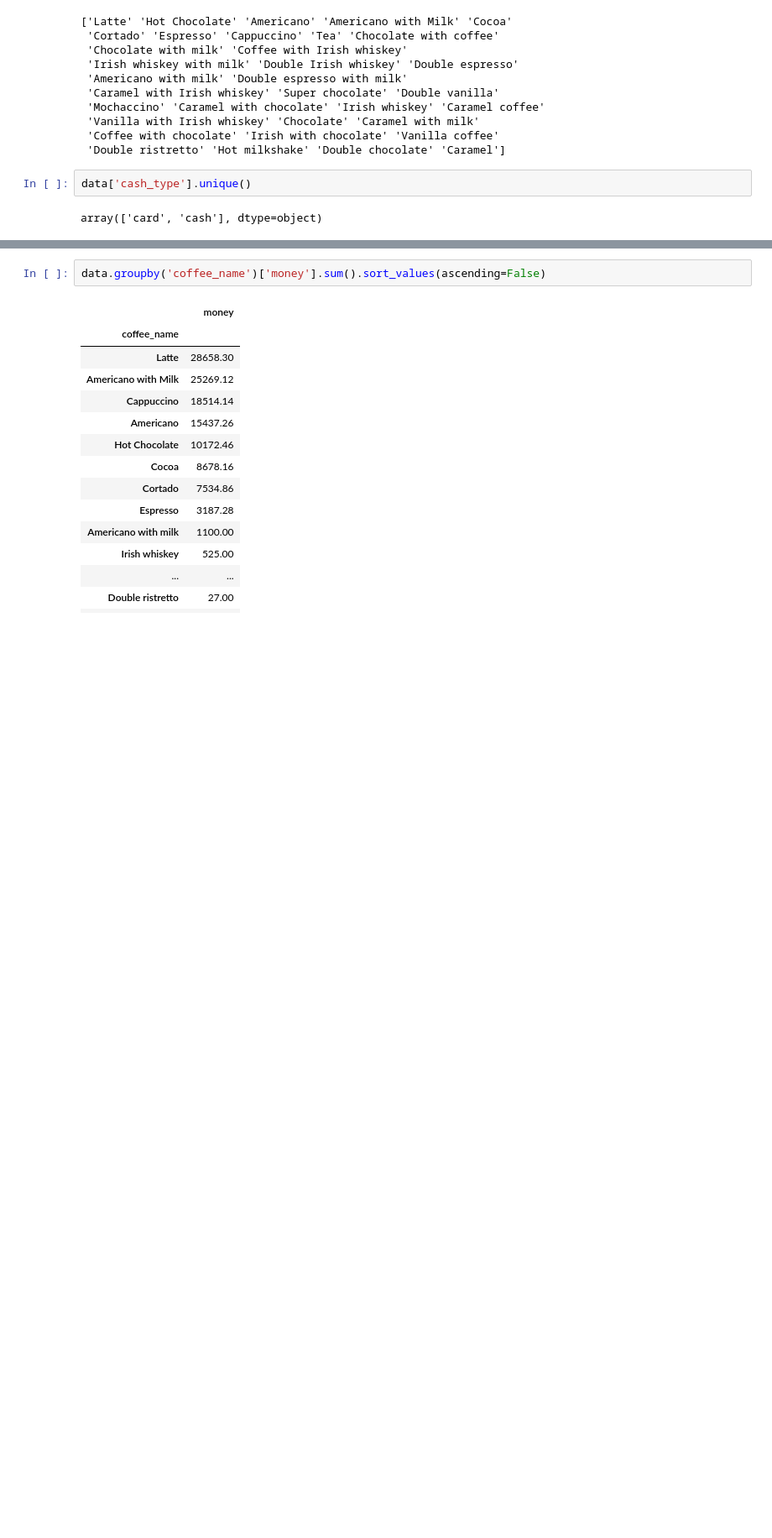
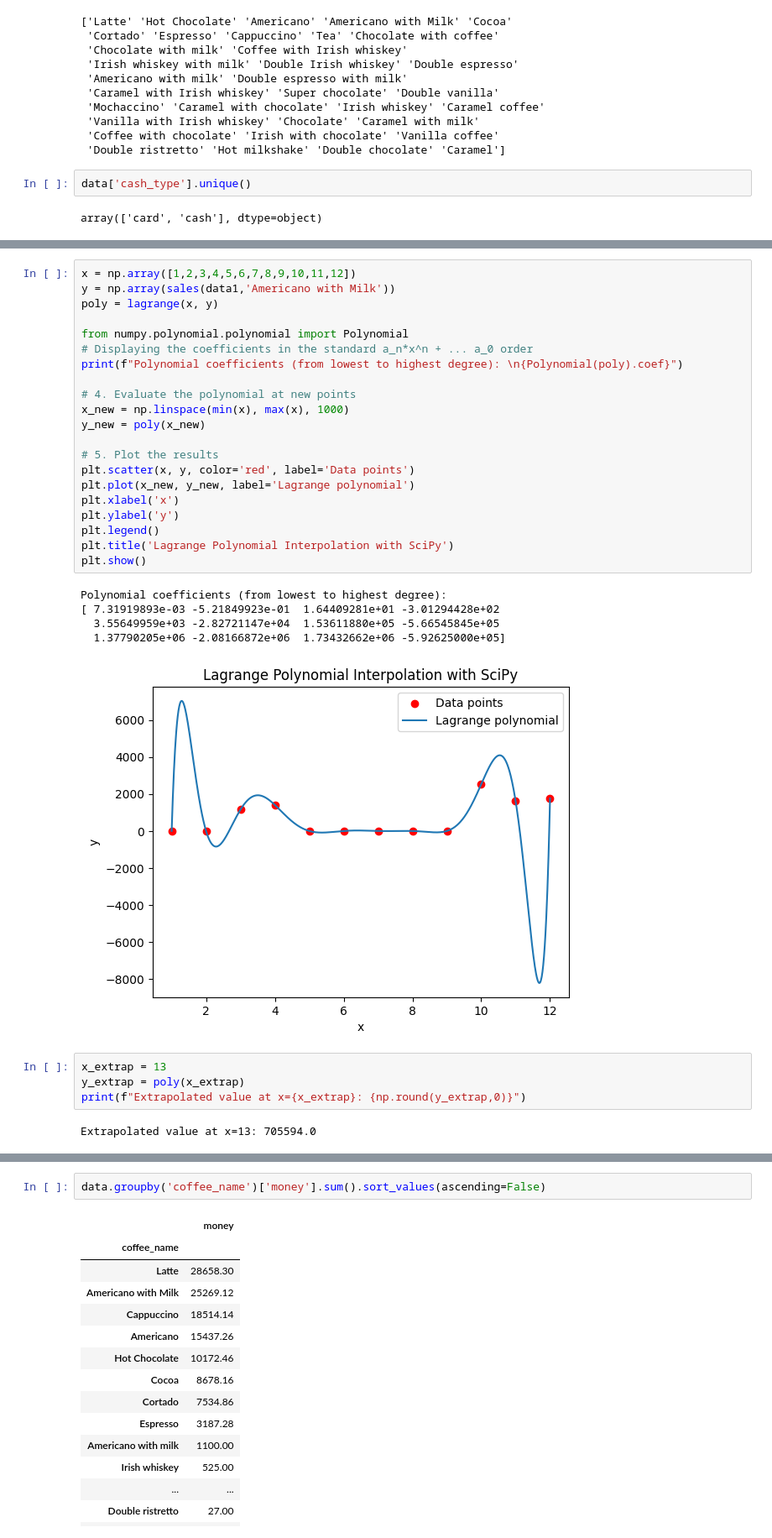
Before and after one commit to KopanoMonyai/Sales_Analysis, a Jupyter notebook: Sales.ipynb, the cells around one changed output, grey strips where cells are left out. Shown at 84% size. Drawn from its saved outputs; the diff is of its cells as text; blank space fills up the shorter version.

```diff
--- a/Sales.ipynb
+++ b/Sales.ipynb
@@ -123,0 +70,33 @@ class Lagrange_Polynomial:
+# %%
+x = np.array([1,2,3,4,5,6,7,8,9,10,11,12])
+y = np.array(sales(data1,'Americano with Milk'))
+poly = lagrange(x, y)
+
+from numpy.polynomial.polynomial import Polynomial
+# Displaying the coefficients in the standard a_n*x^n + ... a_0 order
+print(f"Polynomial coefficients (from lowest to highest degree): \n{Polynomial(poly).coef}")
+
+# 4. Evaluate the polynomial at new points
+x_new = np.linspace(min(x), max(x), 1000)
+y_new = poly(x_new)
+
+# 5. Plot the results
+plt.scatter(x, y, color='red', label='Data points')
+plt.plot(x_new, y_new, label='Lagrange polynomial')
+plt.xlabel('x')
+plt.ylabel('y')
+plt.legend()
+plt.title('Lagrange Polynomial Interpolation with SciPy')
+plt.show()
+# %% [output]
+Polynomial coefficients (from lowest to highest degree):
+[ 7.31919893e-03 -5.21849923e-01  1.64409281e+01 -3.01294428e+02
+  3.55649959e+03 -2.82721147e+04  1.53611880e+05 -5.66545845e+05
+  1.37790205e+06 -2.08166872e+06  1.73432662e+06 -5.92625000e+05]
+[figure, added]
+# %%
+x_extrap = 13
+y_extrap = poly(x_extrap)
+print(f"Extrapolated value at x={x_extrap}: {np.round(y_extrap,0)}")
+# %% [output]
+Extrapolated value at x=13: 705594.0
```
Also changed, not shown: parts of 6 cells of this notebook.
